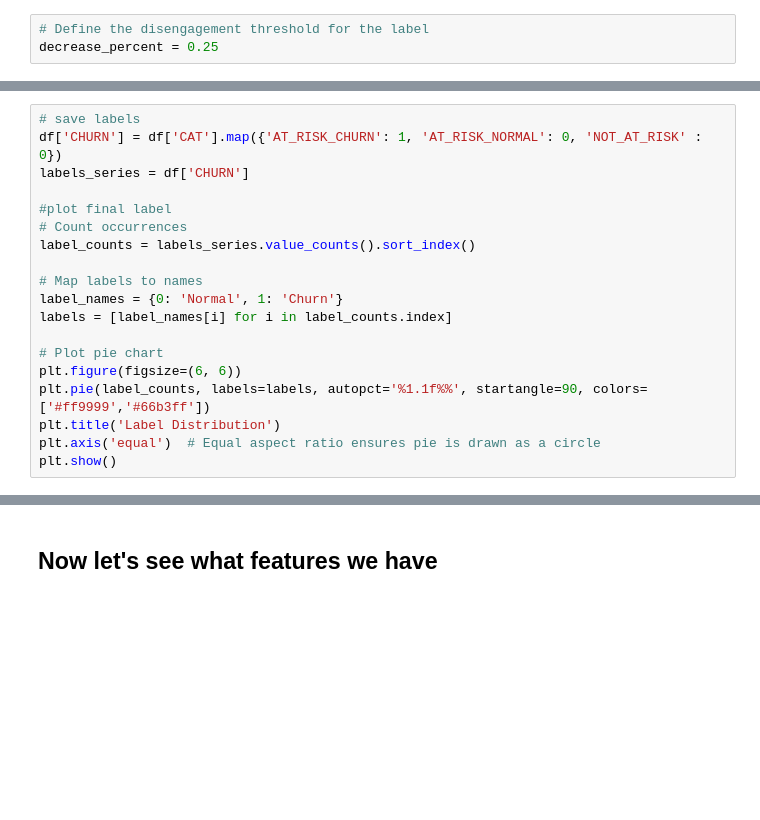
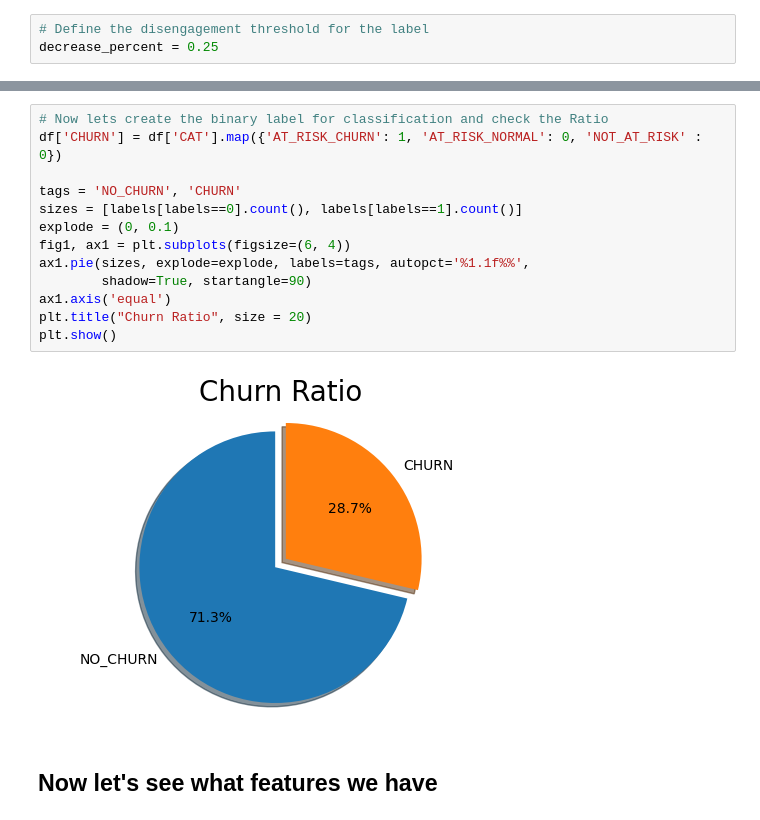
Before and after one commit to iannellif/churn, a Jupyter notebook: eth_handson.ipynb, the cells around one changed output, grey strips where cells are left out. Drawn from its saved outputs; the diff is of its cells as text; blank space fills up the shorter version.

```diff
--- a/eth_handson.ipynb
+++ b/eth_handson.ipynb
@@ -98,19 +114,0 @@ df['CAT'].value_counts()
-# %%
-# save labels
-df['CHURN'] = df['CAT'].map({'AT_RISK_CHURN': 1, 'AT_RISK_NORMAL': 0, 'NOT_AT_RISK' : 0})
-labels_series = df['CHURN']
-
-#plot final label
-# Count occurrences
-label_counts = labels_series.value_counts().sort_index()
-
-# Map labels to names
-label_names = {0: 'Normal', 1: 'Churn'}
-labels = [label_names[i] for i in label_counts.index]
-
-# Plot pie chart
-plt.figure(figsize=(6, 6))
-plt.pie(label_counts, labels=labels, autopct='%1.1f%%', startangle=90, colors=['#ff9999','#66b3ff'])
-plt.title('Label Distribution')
-plt.axis('equal')  # Equal aspect ratio ensures pie is drawn as a circle
-plt.show()
@@ -117,3 +131,18 @@ plt.show()
+# %%
+# Now lets create the binary label for classification and check the Ratio
+df['CHURN'] = df['CAT'].map({'AT_RISK_CHURN': 1, 'AT_RISK_NORMAL': 0, 'NOT_AT_RISK' : 0})
+
+tags = 'NO_CHURN', 'CHURN'
+sizes = [labels[labels==0].count(), labels[labels==1].count()]
+explode = (0, 0.1)
+fig1, ax1 = plt.subplots(figsize=(6, 4))
+ax1.pie(sizes, explode=explode, labels=tags, autopct='%1.1f%%',
+        shadow=True, startangle=90)
+ax1.axis('equal')
+plt.title("Churn Ratio", size = 20)
+plt.show()
+# %% [output]
+[figure, added]
 # %% [markdown]
 ## Now let's see what features we have
 # %%
```
Also changed, not shown: parts of 31 cells of this notebook.
